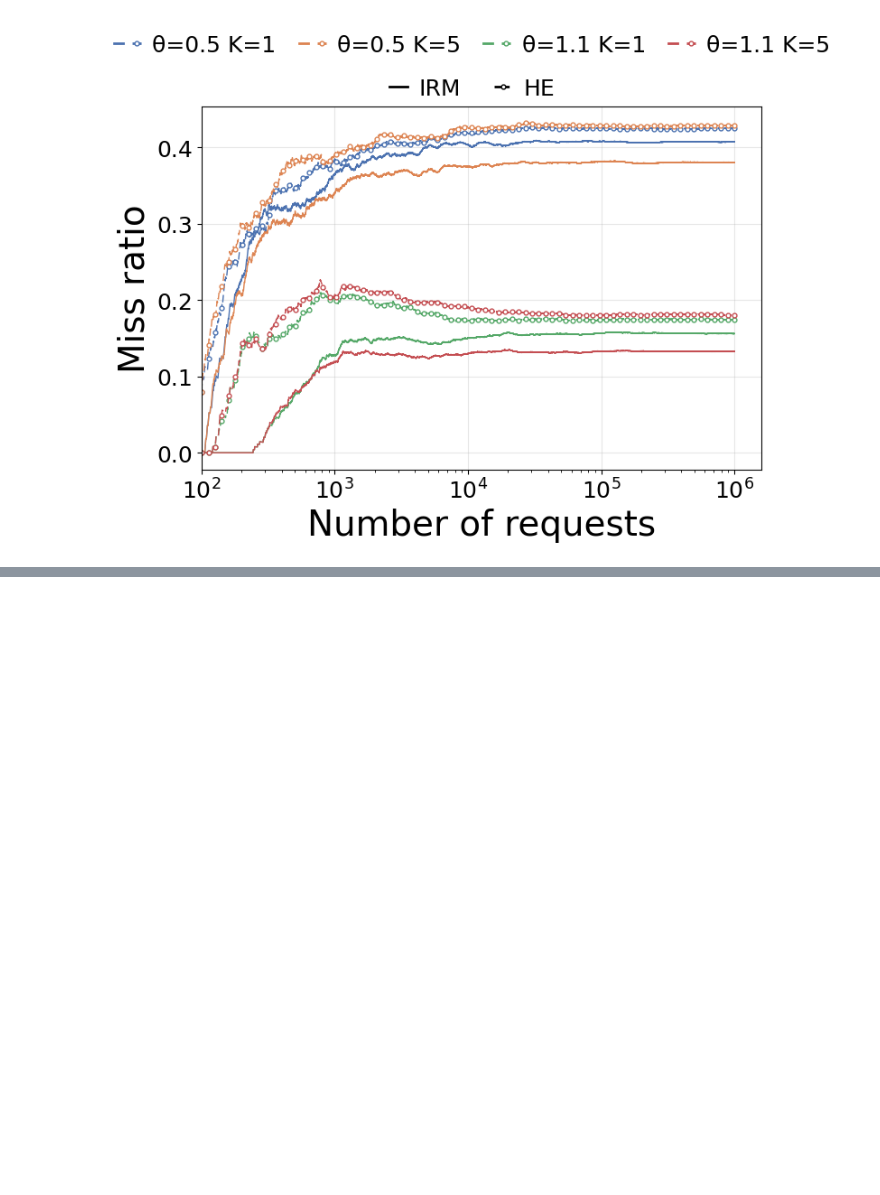
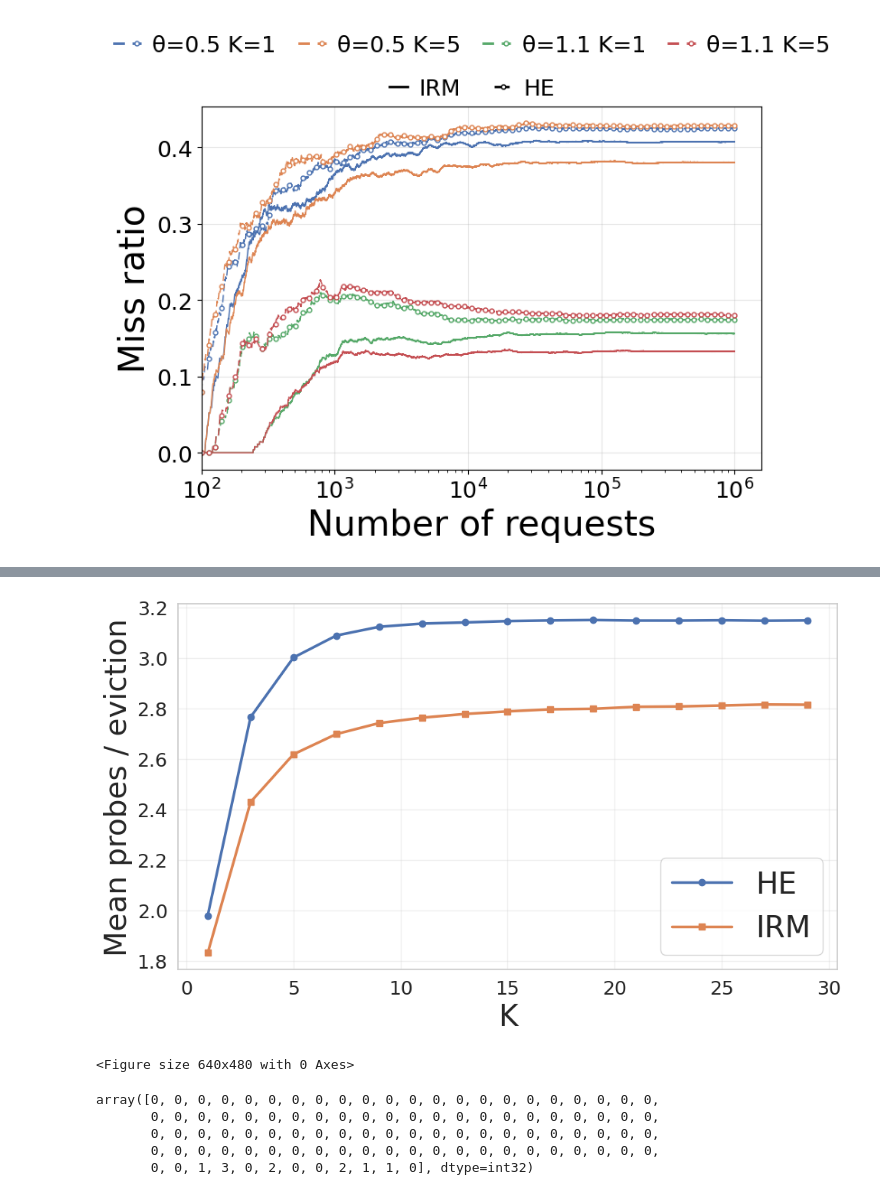
Before and after one commit to Effygal/cache-modeling, a Jupyter notebook: mrc-analysis.ipynb, the cells around one changed output, grey strips where cells are left out. Drawn from its saved outputs; the diff is of its cells as text; code cells hidden in the pictures; blank space fills up the shorter version.

```diff
--- a/mrc-analysis.ipynb
+++ b/mrc-analysis.ipynb
@@ -454,0 +491,42 @@ array([0, 0, 0, ..., 0, 0, 0], dtype=int32)
+# %%
+sns.set_theme(style="whitegrid", palette="deep")
+
+ks = np.arange(1, 30, 2, dtype=int)
+mean_he = np.empty_like(ks, dtype=float)
+mean_irm = np.empty_like(ks, dtype=float)
+
+for i, k in enumerate(ks):
+    rc = tg.ran_clock(C=60, K=k)
+    _, _, examined_he_k, _ = rc.run_age(ph2)
+    _, _, examined_irm_k, _ = rc.run_age(irm2)
+
+    arr_he = np.asarray(examined_he_k, dtype=float)
+    arr_irm = np.asarray(examined_irm_k, dtype=float)
+    nz_he = arr_he > 0
+    nz_irm = arr_irm > 0
+
+    mean_he[i] = arr_he[nz_he].mean() if nz_he.any() else 0.0
+    mean_irm[i] = arr_irm[nz_irm].mean() if nz_irm.any() else 0.0
+
+fig, ax = plt.subplots(figsize=(10, 6))
+ax.plot(ks, mean_he, marker='o', lw=2.5, label='HE')
+ax.plot(ks, mean_irm, marker='s', lw=2.5, label='IRM')
+ax.set_xlabel("K", fontsize=28)
+ax.set_ylabel("Mean probes / eviction", fontsize=28)
+ax.tick_params(axis="both", labelsize=18)
+ax.legend(fontsize=28)
+ax.grid(True, alpha=0.3)
+plt.tight_layout()
+plt.show()
+plt.savefig("mean_probes.pdf", bbox_inches="tight", format="pdf")
+# %% [output]
+[figure, added]
+<Figure size 640x480 with 0 Axes>
+# %%
+examined_he1[:100]
+# %% [output]
+array([0, 0, 0, 0, 0, 0, 0, 0, 0, 0, 0, 0, 0, 0, 0, 0, 0, 0, 0, 0, 0, 0,
+       0, 0, 0, 0, 0, 0, 0, 0, 0, 0, 0, 0, 0, 0, 0, 0, 0, 0, 0, 0, 0, 0,
+       0, 0, 0, 0, 0, 0, 0, 0, 0, 0, 0, 0, 0, 0, 0, 0, 0, 0, 0, 0, 0, 0,
+       0, 0, 0, 0, 0, 0, 0, 0, 0, 0, 0, 0, 0, 0, 0, 0, 0, 0, 0, 0, 0, 0,
+       0, 0, 1, 3, 0, 2, 0, 0, 2, 1, 1, 0], dtype=int32)
```
Also changed, not shown: parts of 3 cells of this notebook.
